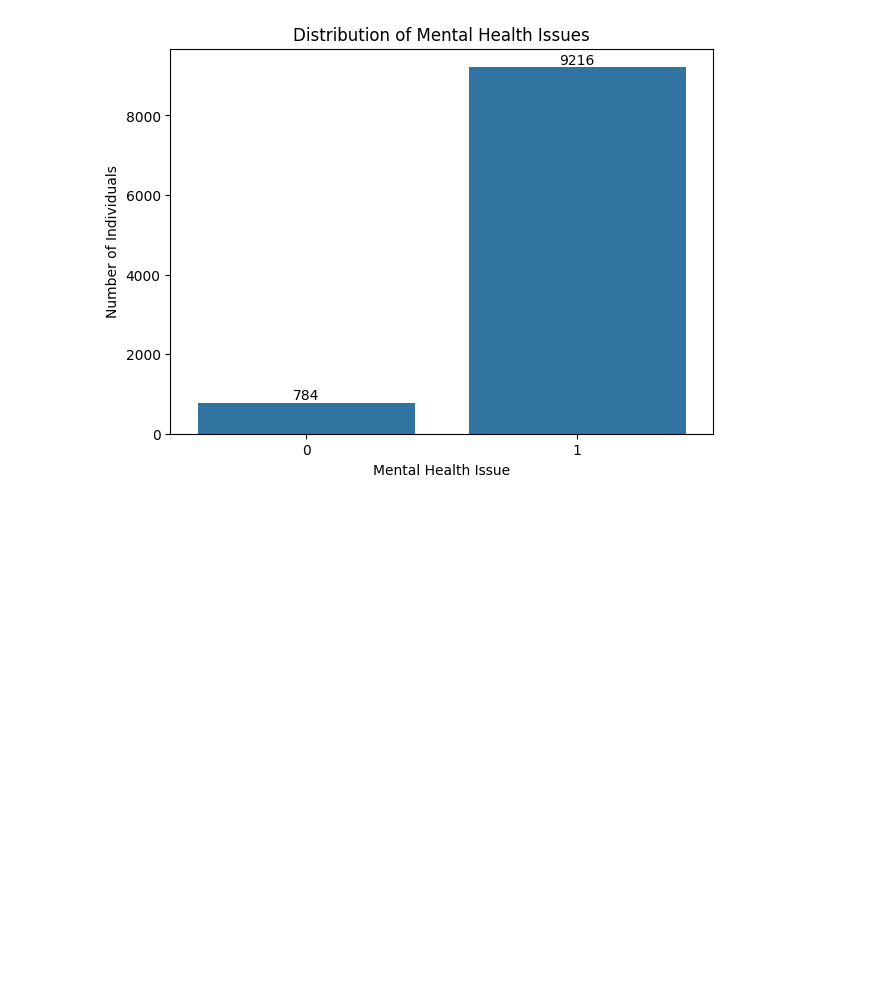
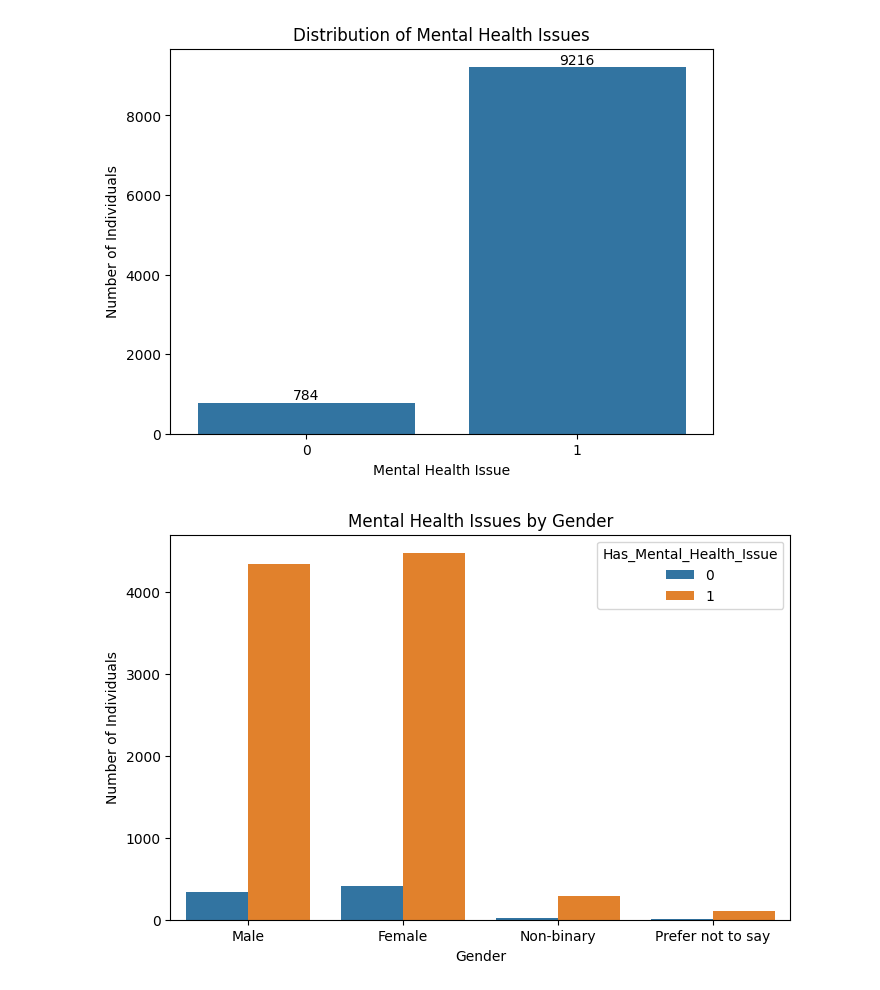
Before and after one commit to samifahim07/PsychWell-Predictive-Modeling, a Jupyter notebook: mental_health.ipynb, the cells around one changed output. Saved outputs shown, nothing was run; the diff lists cells and outputs as text; code cells hidden in the pictures; blank space fills up the shorter version.

```diff
--- a/mental_health.ipynb
+++ b/mental_health.ipynb
@@ -181,3 +181,19 @@ for container in ax.containers:
 plt.show()
 # %% [output]
 [figure]
+# %%
+plt.figure(figsize=(8,5))
+
+sns.countplot(
+    data=df,
+    x='Gender',
+    hue='Has_Mental_Health_Issue'
+)
+
+plt.title('Mental Health Issues by Gender')
+plt.xlabel('Gender')
+plt.ylabel('Number of Individuals')
+
+plt.show()
+# %% [output]
+[figure, added]
```
